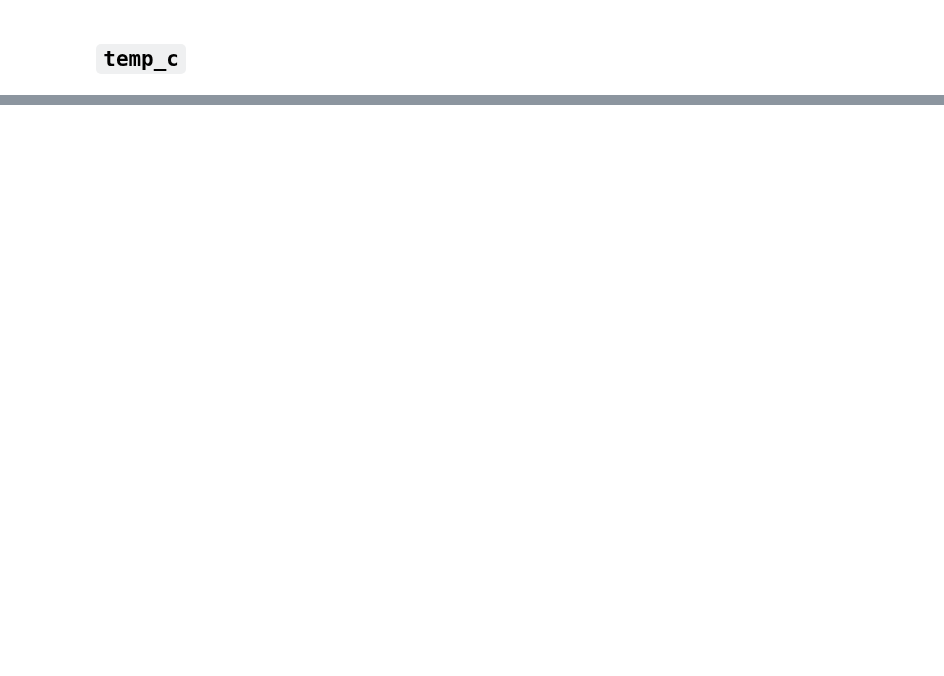
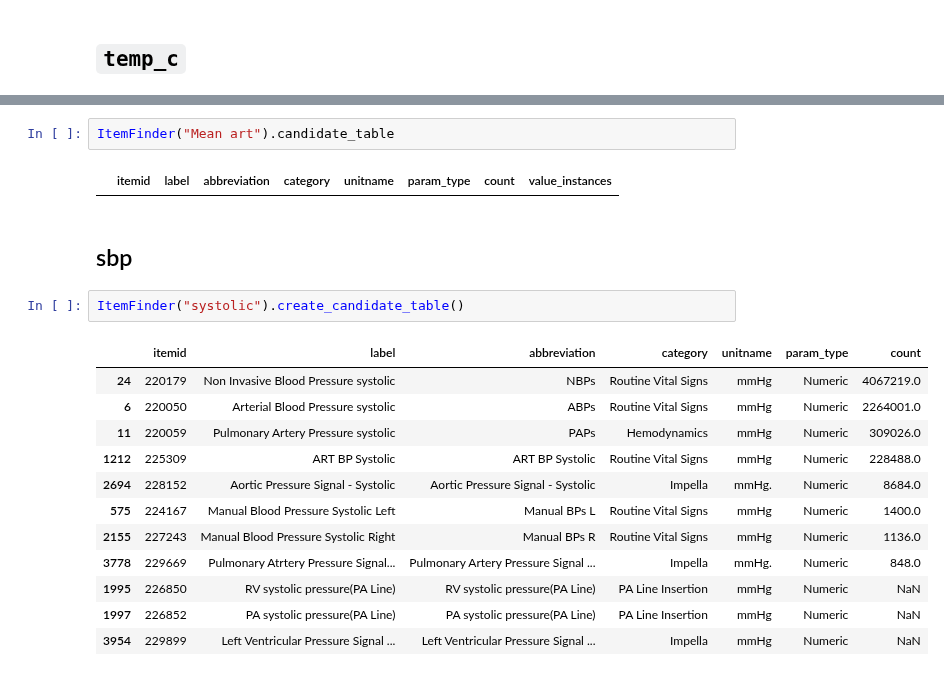
Before and after one commit to oldsandiaz/mimicclif, a Jupyter notebook: code/eda.ipynb, the cells around one changed output, grey strips where cells are left out. Cells and saved outputs as stored; diff of their text form; blank space fills up the shorter version.

```diff
--- a/code/eda.ipynb
+++ b/code/eda.ipynb
@@ -361,0 +406,21 @@ Name: count, dtype: int64
+# %%
+ItemFinder("Mean art").candidate_table
+# %% [output]
+|  | itemid | label | abbreviation | category | unitname | param_type | count | value_instances |
+# %% [markdown]
+## sbp
+# %%
+ItemFinder("systolic").create_candidate_table()
+# %% [output]
+|  | itemid | label | abbreviation | category | unitname | param_type | count |
+| 24 | 220179 | Non Invasive Blood Pressure systolic | NBPs | Routine Vital Signs | mmHg | Numeric | 4067219.0 |
+| 6 | 220050 | Arterial Blood Pressure systolic | ABPs | Routine Vital Signs | mmHg | Numeric | 2264001.0 |
+| 11 | 220059 | Pulmonary Artery Pressure systolic | PAPs | Hemodynamics | mmHg | Numeric | 309026.0 |
+| 1212 | 225309 | ART BP Systolic | ART BP Systolic | Routine Vital Signs | mmHg | Numeric | 228488.0 |
+| 2694 | 228152 | Aortic Pressure Signal - Systolic | Aortic Pressure Signal - Systolic | Impella | mmHg. | Numeric | 8684.0 |
+| 575 | 224167 | Manual Blood Pressure Systolic Left | Manual BPs L | Routine Vital Signs | mmHg | Numeric | 1400.0 |
+| 2155 | 227243 | Manual Blood Pressure Systolic Right | Manual BPs R | Routine Vital Signs | mmHg | Numeric | 1136.0 |
+| 3778 | 229669 | Pulmonary Atrtery Pressure Signal... | Pulmonary Artery Pressure Signal ... | Impella | mmHg. | Numeric | 848.0 |
+| 1995 | 226850 | RV systolic pressure(PA Line) | RV systolic pressure(PA Line) | PA Line Insertion | mmHg | Numeric | NaN |
+| 1997 | 226852 | PA systolic pressure(PA Line) | PA systolic pressure(PA Line) | PA Line Insertion | mmHg | Numeric | NaN |
+| 3954 | 229899 | Left Ventricular Pressure Signal ... | Left Ventricular Pressure Signal ... | Impella | mmHg | Numeric | NaN |
```
Also changed, not shown: parts of 44 cells of this notebook.
